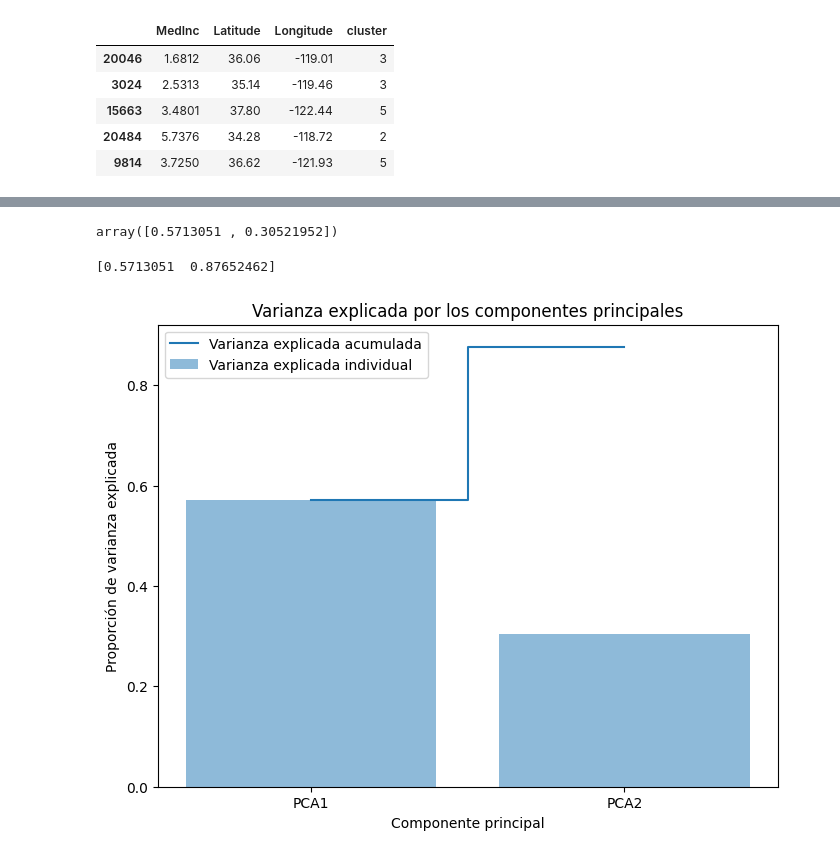
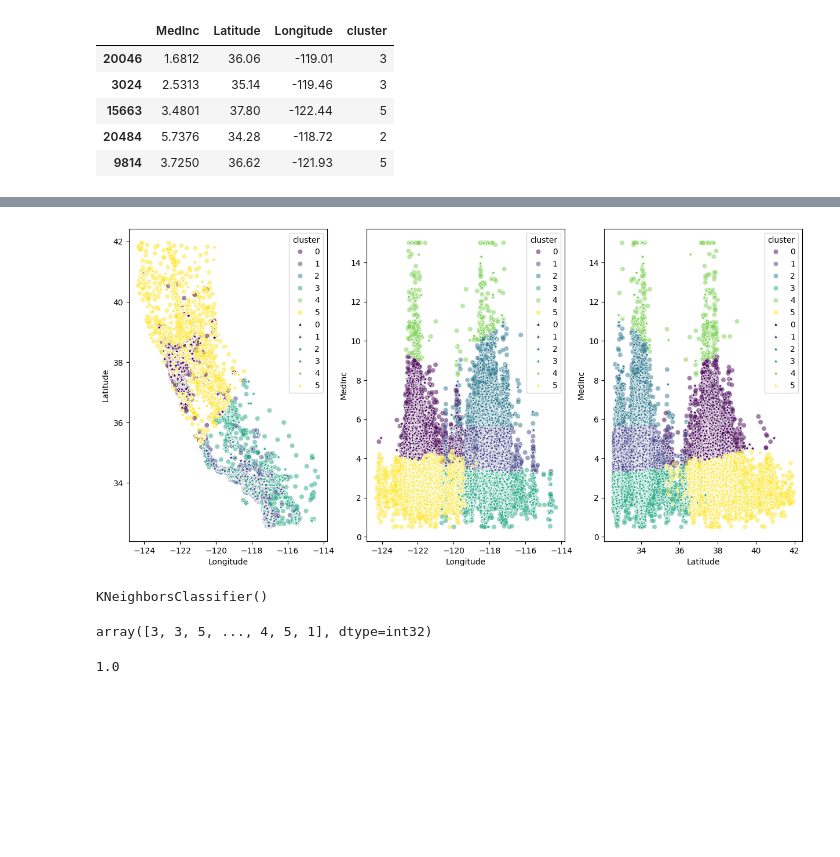
Before and after one commit to Lsiniestro/K-medias, a Jupyter notebook: src/explore.ipynb, the cells around one changed output, grey strips where cells are left out. Drawn from its saved outputs; the diff is of its cells as text; code cells hidden in the pictures; blank space fills up the shorter version.

```diff
--- a/src/explore.ipynb
+++ b/src/explore.ipynb
@@ -101,10 +93,3 @@ X_test.head()
 | 15663 | 3.4801 | 37.80 | -122.44 | 5 |
 | 20484 | 5.7376 | 34.28 | -118.72 | 2 |
 | 9814 | 3.7250 | 36.62 | -121.93 | 5 |
-# %%
-from sklearn.decomposition import PCA
-
-
-feature_names = X_train.columns
-pca = PCA(n_components=2)
-pca.fit(X_train)
@@ -133,26 +95,0 @@ X_pca_d
-# %%
-### Varianza emplecada por las componentes
-var = pca.explained_variance_ratio_
-var
-# %% [output]
-array([0.5713051 , 0.30521952])
-# %%
-### Acumulación de la explicación de las componentes
-import numpy as np
-cumsu = np.cumsum(var)
-print(np.cumsum(var))
-# %% [output]
-[0.5713051  0.87652462]
-# %%
-import matplotlib.pyplot as plt
-
-plt.figure(figsize=(8, 6))
-plt.bar(['PCA1','PCA2'], var, alpha=0.5, align='center', label='Varianza explicada individual')
-plt.step(['PCA1','PCA2'], cumsu, where='mid', label='Varianza explicada acumulada')
-plt.xlabel('Componente principal')
-plt.ylabel('Proporción de varianza explicada')
-plt.title('Varianza explicada por los componentes principales')
-plt.legend(loc='best')
-plt.show()
-# %% [output]
-[figure, removed]
@@ -160,0 +96,38 @@ componet = pca.components_
+# %%
+fig, axis = plt.subplots(1, 3, figsize = (15, 7))
+
+#Original
+sns.scatterplot(ax = axis[0], data = X_train, x = "Longitude", y = "Latitude",hue='cluster', palette = "viridis",alpha=0.5)
+sns.scatterplot(ax = axis[1], data = X_train, x = 'Longitude', y = "MedInc",hue='cluster',  palette = "viridis",alpha=0.5)
+sns.scatterplot(ax = axis[2], data = X_train, x = 'Latitude', y = "MedInc",hue='cluster',  palette = "viridis",alpha=0.5)
+
+#Prediccion
+sns.scatterplot(ax = axis[0], data = X_test, x = "Longitude", y = "Latitude",hue='cluster', palette = "viridis",marker="*")
+sns.scatterplot(ax = axis[1], data = X_test, x = 'Longitude', y = "MedInc",hue='cluster',  palette = "viridis",marker="*")
+sns.scatterplot(ax = axis[2], data = X_test, x = 'Latitude', y = "MedInc",hue='cluster',  palette = "viridis",marker="*")
+
+
+
+plt.show()
+# %% [output]
+[figure, added]
+# %%
+#Paso 4: Entrena un modelo de clasificación supervisada
+
+from sklearn.neighbors import KNeighborsClassifier
+
+model_sup = KNeighborsClassifier()
+model_sup.fit(X_train, y_train)
+# %% [output]
+KNeighborsClassifier()
+# %%
+y_pred = model_sup.predict(X_test)
+y_pred
+# %% [output]
+array([3, 3, 5, ..., 4, 5, 1], dtype=int32)
+# %%
+from sklearn.metrics import accuracy_score
+
+accuracy_score(y_test, y_pred)
+# %% [output]
+1.0
```
Also changed, not shown: parts of 10 cells of this notebook, 2 other files.
